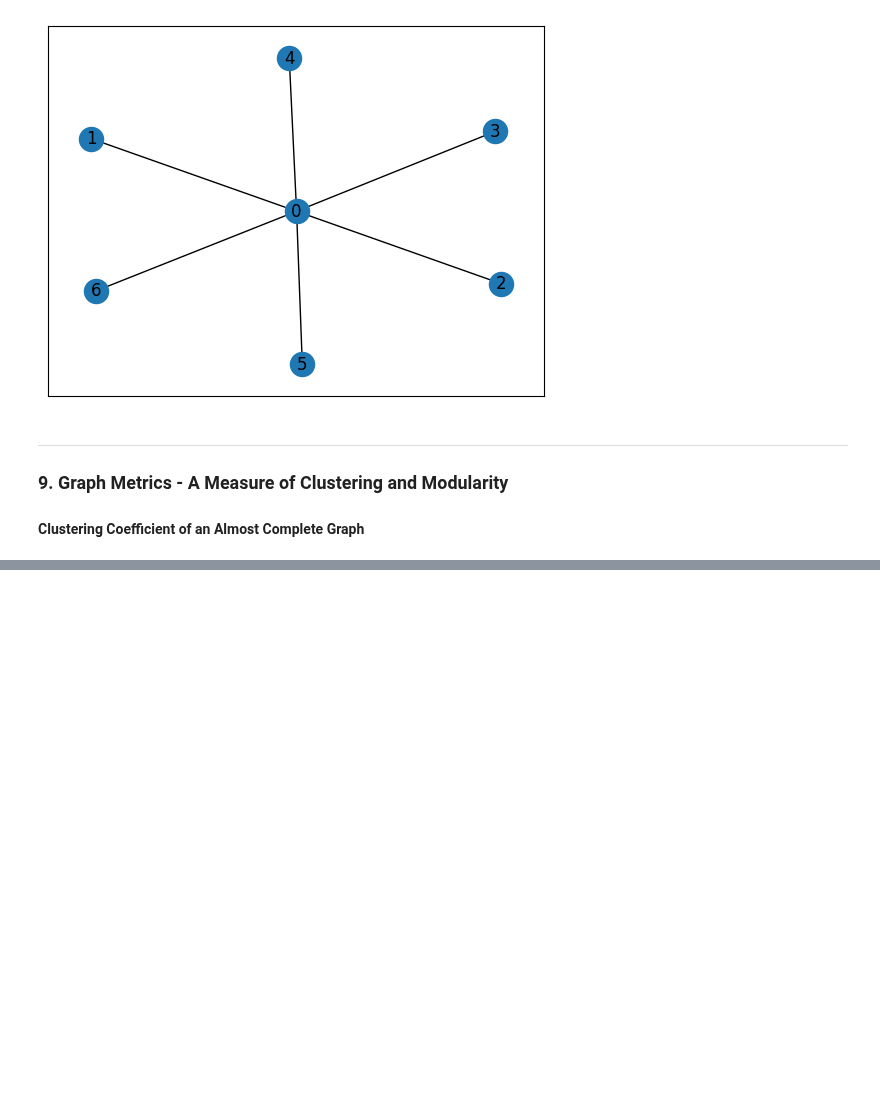
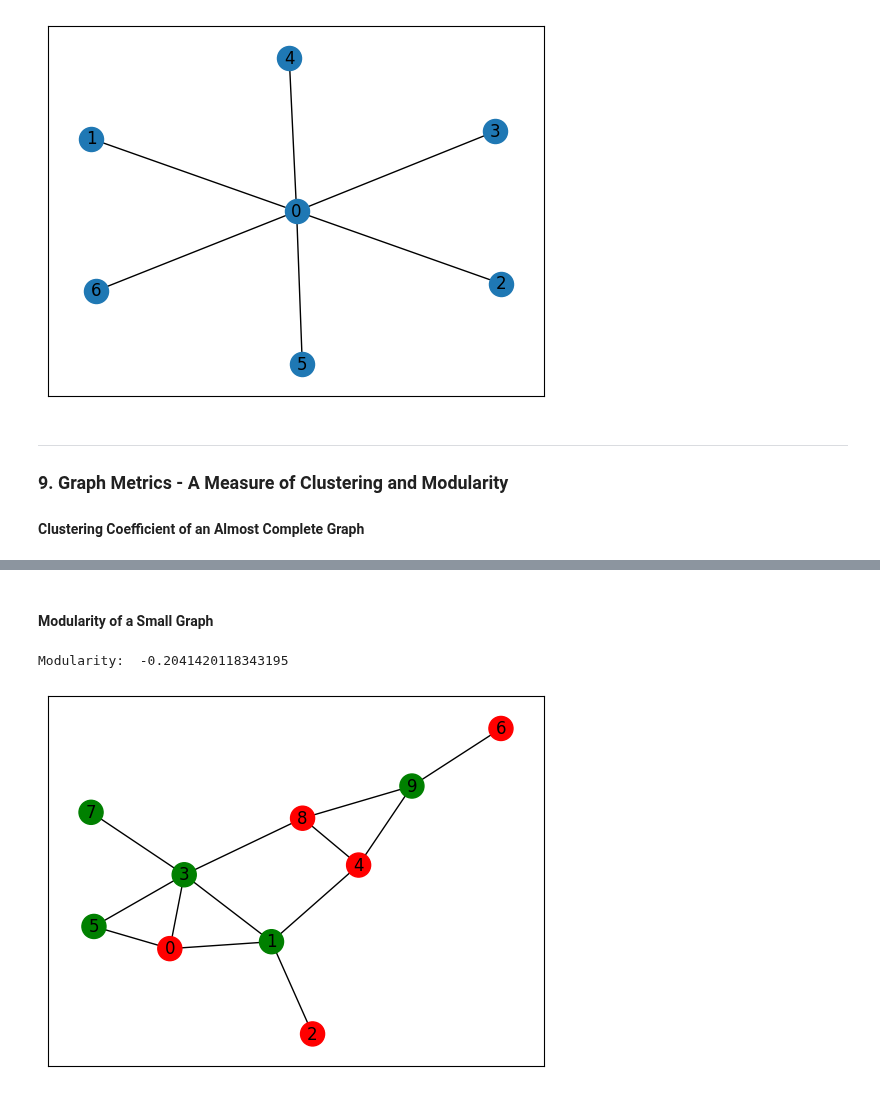
Before and after one commit to eddysanoli-galileo/Data-Analysis-Statistical-Modeling-and-Computation-in-Applications, a Jupyter notebook: Module 3 - Network Analysis/Lecture 1.ipynb, the cells around one changed output, grey strips where cells are left out. Saved outputs shown, nothing was run; the diff lists cells and outputs as text; code cells hidden in the pictures; blank space fills up the shorter version.

```diff
--- a/Module 3 - Network Analysis/Lecture 1.ipynb
+++ b/Module 3 - Network Analysis/Lecture 1.ipynb
@@ -481,0 +482,73 @@ Clustering Coefficient Estimate:  3.0
+# %% [markdown]
+#### Modularity of a Small Graph
+# %%
+# Adjacency matrix
+A = np.array([
+    [0, 1, 0, 1, 0, 1, 0, 0, 0, 0],
+	[1, 0, 1, 1, 1, 0, 0, 0, 0, 0],
+	[0, 1, 0, 0, 0, 0, 0, 0, 0, 0],
+	[1, 1, 0, 0, 0, 1, 0, 1, 1, 0],
+	[0, 1, 0, 0, 0, 0, 0, 0, 1, 1],
+	[1, 0, 0, 1, 0, 0, 0, 0, 0, 0],
+	[0, 0, 0, 0, 0, 0, 0, 0, 0, 1],
+	[0, 0, 0, 1, 0, 0, 0, 0, 0, 0],
+	[0, 0, 0, 1, 1, 0, 0, 0, 0, 1],
+	[0, 0, 0, 0, 1, 0, 1, 0, 1, 0]
+])
+
+# Create a graph from the adjacency matrix
+# If the matrix is symmetric, then the graph is undirected
+if np.allclose(A, A.T):
+    G = nx.from_numpy_array(A)
+else:
+    G = nx.from_numpy_array(A, create_using=nx.DiGraph)
+
+# Initialize the color map used to distinguish between the two node types
+color_map = []
+
+# Assign different types to different nodes
+for i in range(G.number_of_nodes()):
+    if i%2 == 0:
+        G.nodes[i]['type'] = 'A'
+        color_map.append('red')
+    else:
+        G.nodes[i]['type'] = 'B'
+        color_map.append('green')
+
+# Get the number of edges
+m = G.number_of_edges()
+
+# Initialize the sum of ( Aij - (ki * kj) / 2m ) * delta(ti, tj)
+modularity_sum = 0
+
+# Iterate through each node pair (i, j)
+for i in range(G.number_of_nodes()):
+    for j in range(G.number_of_nodes()):
+
+        # Get the type of each node
+        ti = G.nodes[i]['type']
+        tj = G.nodes[j]['type']
+
+        # Calculate the delta function (1 if the types are the same, 0 otherwise)
+        delta = 1 if ti == tj else 0
+
+        # Get the degree of each node
+        ki = G.degree(i)
+        kj = G.degree(j)
+
+        # Get the adjacency matrix entry for node pair (i, j)
+        Aij = A[i][j]
+
+        # Calculate the sum of Aij - (ki * kj) / 2m
+        modularity_sum += ( Aij - ((ki * kj) / (2 * m)) ) * delta
+
+# Divide the sum by 2m
+modularity = modularity_sum / (2 * m)
+print("Modularity: ", modularity)
+
+# Plot the graph
+nx.draw_networkx(G, arrows=True, node_color=color_map, with_labels=True)
+plt.show()
+# %% [output]
+Modularity:  -0.2041420118343195
+[figure, added]
```
Also changed, not shown: parts of 1 cell of this notebook, 4 other files.
